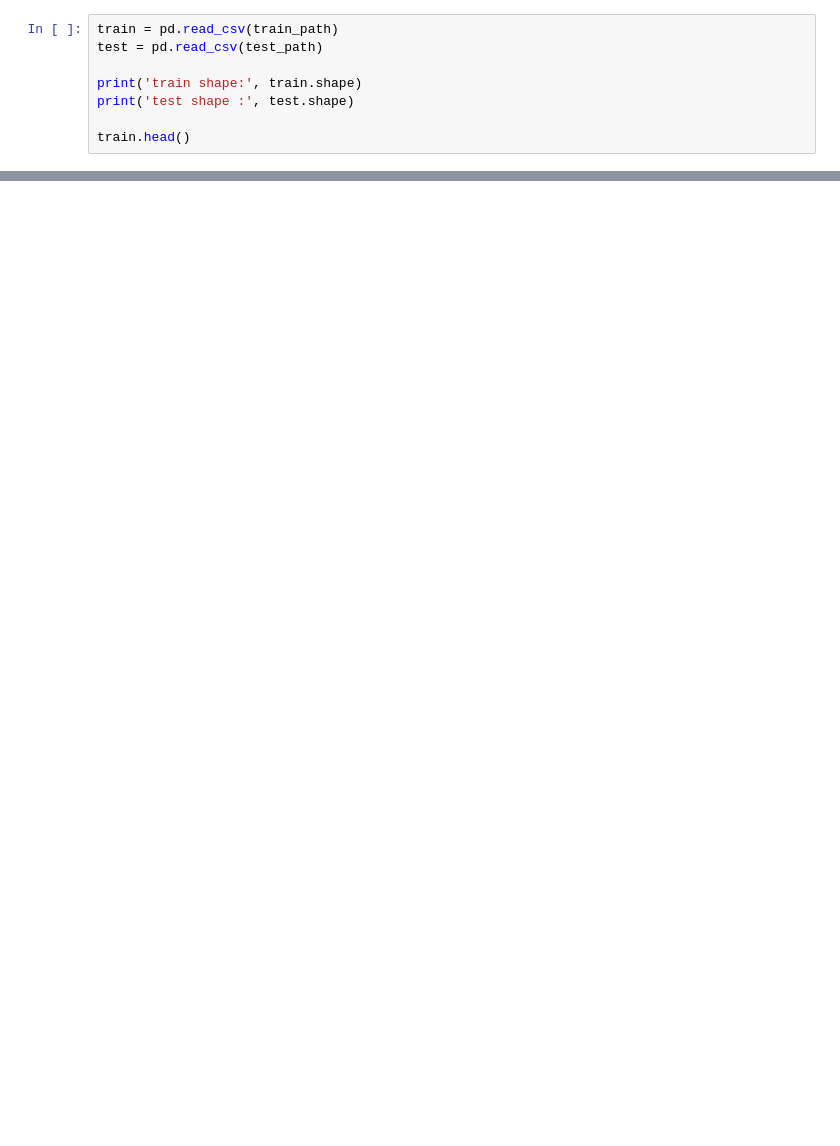
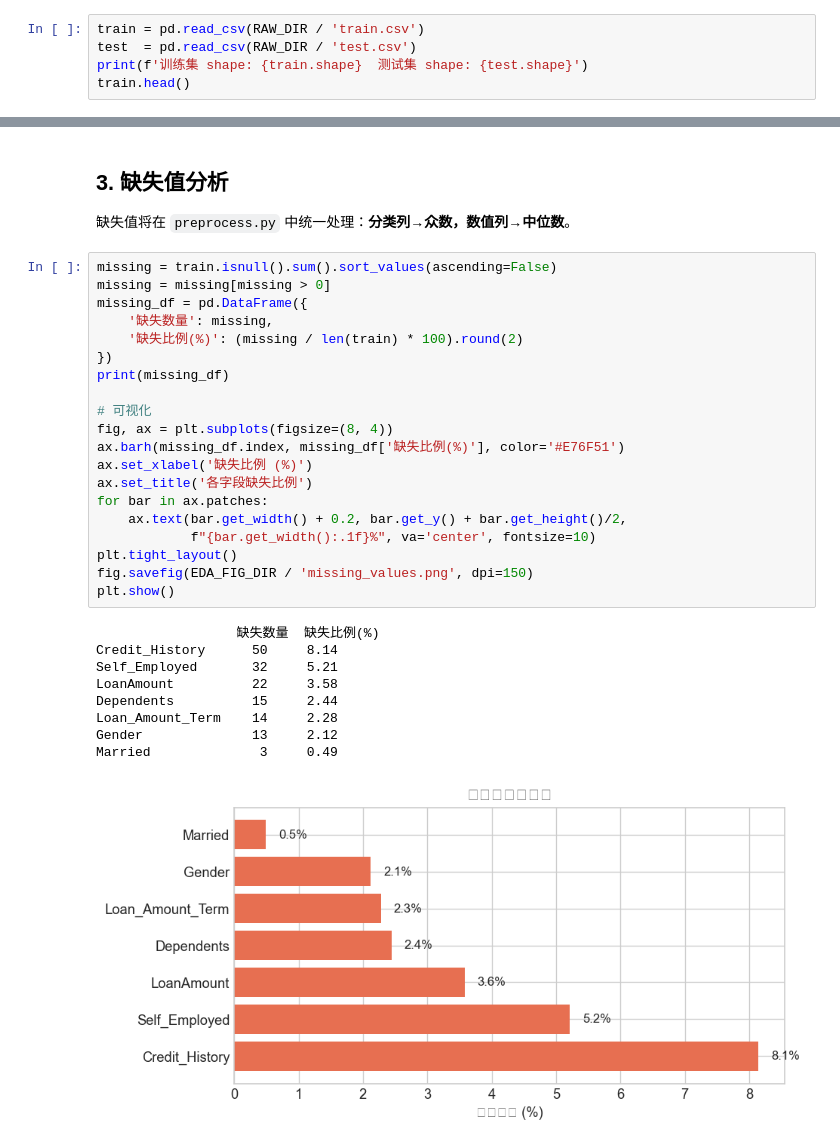
Before and after one commit to GFLabandon/loan-approval-ml, a Jupyter notebook: notebooks/exploration.ipynb, the cells around one changed output, grey strips where cells are left out. Saved outputs shown, nothing was run; the diff lists cells and outputs as text; blank space fills up the shorter version.

```diff
--- a/notebooks/exploration.ipynb
+++ b/notebooks/exploration.ipynb
@@ -36,9 +54,6 @@ test.csv exists = True
 # %%
-train = pd.read_csv(train_path)
-test = pd.read_csv(test_path)
-
-print('train shape:', train.shape)
-print('test shape :', test.shape)
-
+train = pd.read_csv(RAW_DIR / 'train.csv')
+test  = pd.read_csv(RAW_DIR / 'test.csv')
+print(f'训练集 shape: {train.shape}  测试集 shape: {test.shape}')
 train.head()
 # %% [output]
@@ -139,0 +85,34 @@ train[num_cols].describe().T
+# %% [markdown]
+## 3. 缺失值分析 <a id='3'></a>
+
+缺失值将在 `preprocess.py` 中统一处理：**分类列→众数，数值列→中位数**。
+# %%
+missing = train.isnull().sum().sort_values(ascending=False)
+missing = missing[missing > 0]
+missing_df = pd.DataFrame({
+    '缺失数量': missing,
+    '缺失比例(%)': (missing / len(train) * 100).round(2)
+})
+print(missing_df)
+
+# 可视化
+fig, ax = plt.subplots(figsize=(8, 4))
+ax.barh(missing_df.index, missing_df['缺失比例(%)'], color='#E76F51')
+ax.set_xlabel('缺失比例 (%)')
+ax.set_title('各字段缺失比例')
+for bar in ax.patches:
+    ax.text(bar.get_width() + 0.2, bar.get_y() + bar.get_height()/2,
+            f"{bar.get_width():.1f}%", va='center', fontsize=10)
+plt.tight_layout()
+fig.savefig(EDA_FIG_DIR / 'missing_values.png', dpi=150)
+plt.show()
+# %% [output]
+                  缺失数量  缺失比例(%)
+Credit_History      50     8.14
+Self_Employed       32     5.21
+LoanAmount          22     3.58
+Dependents          15     2.44
+Loan_Amount_Term    14     2.28
+Gender              13     2.12
+Married              3     0.49
+[figure, added]
```
Also changed, not shown: parts of 30 cells of this notebook.
